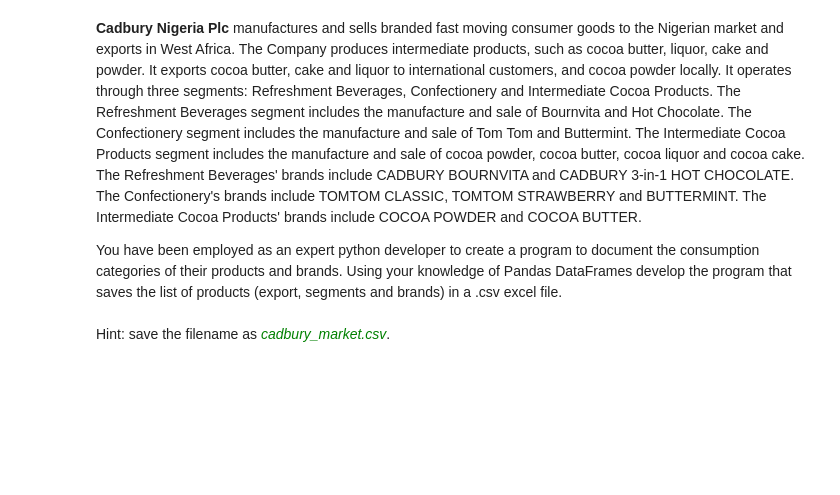
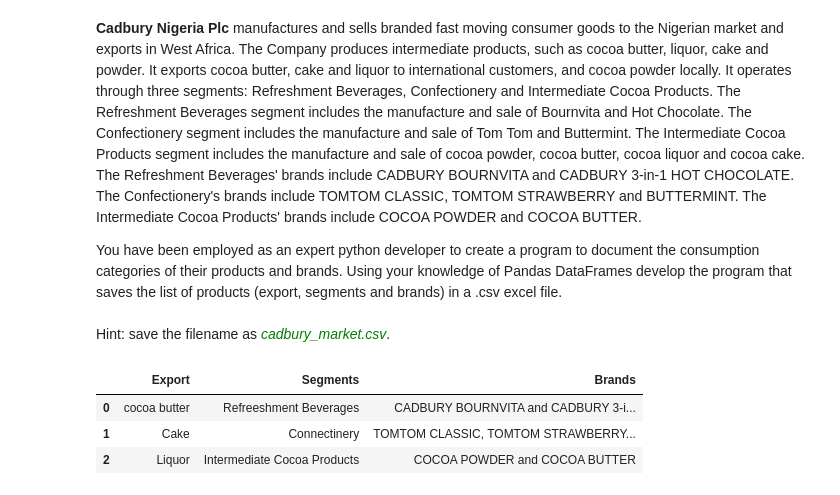
Before and after one commit to Ilekubamakuochukwu/m.ilekubaCSC102, a Jupyter notebook: week_6/Week 6 - Python-Pandas-Practice.ipynb, the cells around one changed output. Drawn from its saved outputs; the diff is of its cells as text; code cells hidden in the pictures; blank space fills up the shorter version.

```diff
--- a/week_6/Week 6 - Python-Pandas-Practice.ipynb
+++ b/week_6/Week 6 - Python-Pandas-Practice.ipynb
@@ -416,14 +417,20 @@ Hint: save the filename as <font color="green"><i>cadbury_market.csv</i></font>.
 # %%
 # importing pandas as pd
 import pandas as pd
 
 # dictionary of lists
 records = {'Export': ["cocoa butter", "Cake", "Liquor"],
         'Segments': [ "Refreeshment Beverages", "Connectinery", "Intermediate Cocoa Products"],
          'Brands': ["CADBURY BOURNVITA and CADBURY 3-in-1 HOT CHOCOLATE", "TOMTOM CLASSIC, TOMTOM STRAWBERRY and  BUTTERMINT", "COCOA POWDER and COCOA BUTTER"]}
 
 # creating a dataframe from a dictionary
 df = pd.DataFrame(records)
 
 # saving the dataframe
 df.to_csv('cadbury_market.csv')
+df
+# %% [output]
+|  | Export | Segments | Brands |
+| 0 | cocoa butter | Refreeshment Beverages | CADBURY BOURNVITA and CADBURY 3-i... |
+| 1 | Cake | Connectinery | TOMTOM CLASSIC, TOMTOM STRAWBERRY... |
+| 2 | Liquor | Intermediate Cocoa Products | COCOA POWDER and COCOA BUTTER |
```
Also changed, not shown: parts of 1 cell of this notebook, 4 other files.
